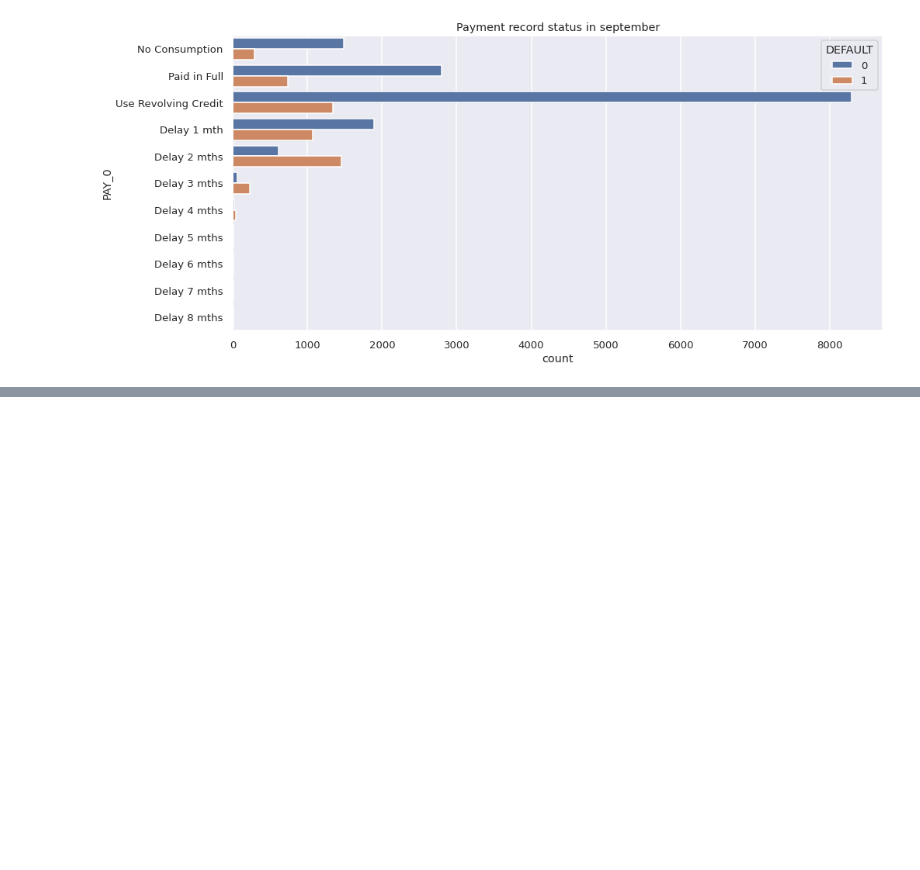
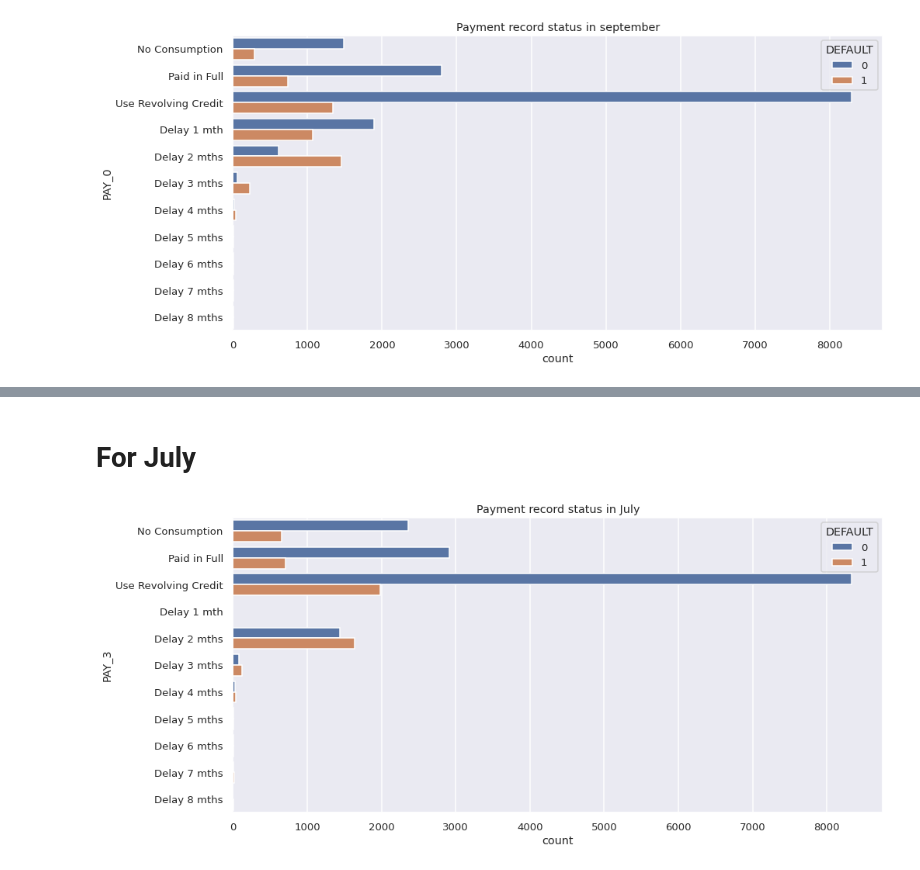
Before and after one commit to Rushabhtikale92/Credit-Card-Default-Prediction, a Jupyter notebook: Copy_of_Credit_Card_Default_Prediction_Capstone_Project.ipynb, the cells around one changed output, grey strips where cells are left out. Drawn from its saved outputs; the diff is of its cells as text; code cells hidden in the pictures; blank space fills up the shorter version.

```diff
--- a/Copy_of_Credit_Card_Default_Prediction_Capstone_Project.ipynb
+++ b/Copy_of_Credit_Card_Default_Prediction_Capstone_Project.ipynb
@@ -287,0 +300,12 @@ plt.show()
+# %% [markdown]
+# **For July**
+# %%
+sns.set(rc={'figure.figsize':(15,7)})
+sns.set_context("talk", font_scale=0.8)
+pay1 = sns.countplot(y="PAY_3", hue='DEFAULT', data=data)
+pay1.set_yticklabels(['No Consumption','Paid in Full','Use Revolving Credit','Delay 1 mth','Delay 2 mths'
+                     ,'Delay 3 mths','Delay 4 mths','Delay 5 mths','Delay 6 mths','Delay 7 mths','Delay 8 mths'])
+pay1.set_title('Payment record status in July')
+plt.show()
+# %% [output]
+[figure, added]
```
Also changed, not shown: parts of 15 cells of this notebook.
